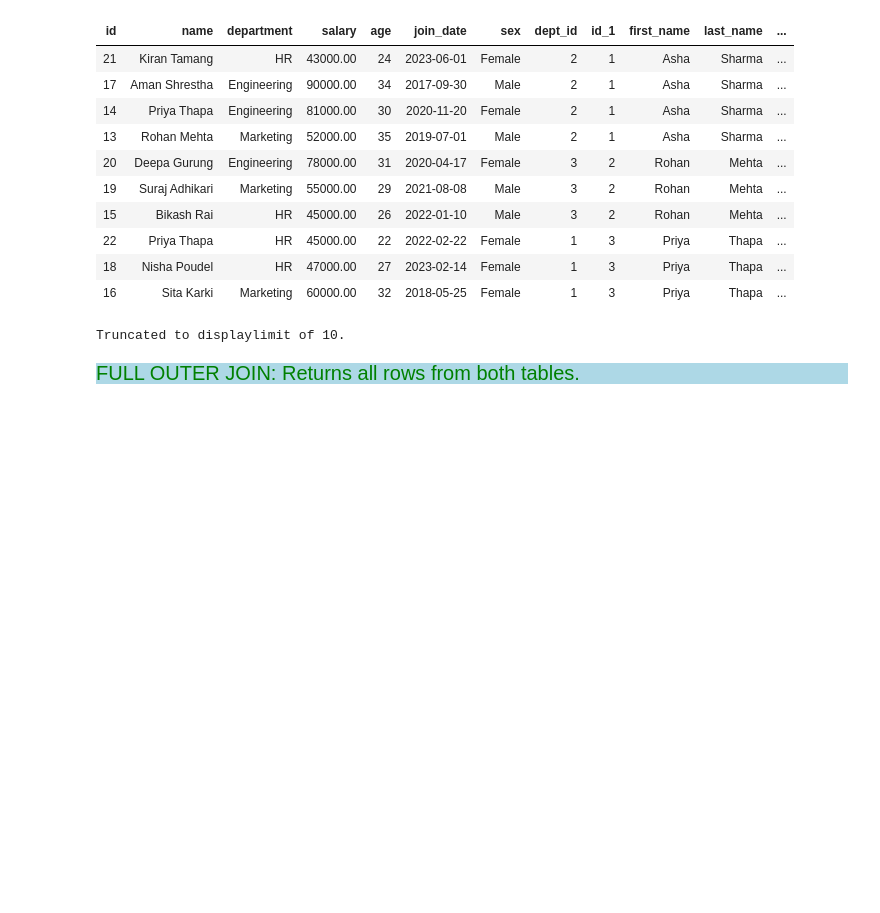
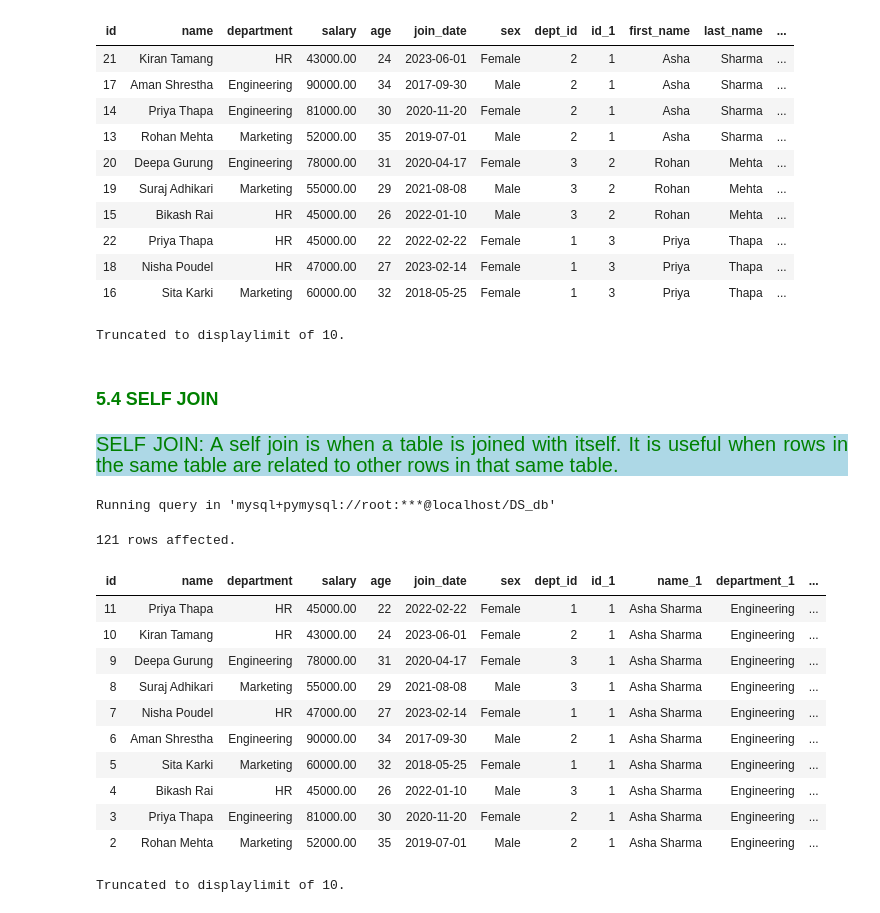
Before and after one commit to Kartika-Nidhi/SQLNotes, a Jupyter notebook: SQLNotes.ipynb, the cells around one changed output. Drawn from its saved outputs; the diff is of its cells as text; code cells hidden in the pictures; blank space fills up the shorter version.

Commit message:
JOIN command completed

```diff
--- a/SQLNotes.ipynb
+++ b/SQLNotes.ipynb
@@ -657,13 +665,30 @@ Running query in 'mysql+pymysql://root:***@localhost/DS_db'
 | 18 | Nisha Poudel | HR | 47000.00 | 27 | 2023-02-14 | Female | 1 | 3 | Priya | Thapa | ... |
 | 16 | Sita Karki | Marketing | 60000.00 | 32 | 2018-05-25 | Female | 1 | 3 | Priya | Thapa | ... |
 Truncated to displaylimit of 10.
+# %% [markdown]
+<h3 style = "color:green">5.4 SELF JOIN
 # %% [markdown]
-<div style = "background-color:lightblue; color:green; font-size:20px; text-align:justify">FULL OUTER JOIN: Returns all rows from both tables.
+<div style = "background-color:lightblue; color:green; font-size:20px; text-align:justify">SELF JOIN: A self join is when a table is joined with itself. It is useful when rows in the same table are related to other rows in that same table.
 # %%
-# %%sql
+%%sql
 
-# SELECT *
-# FROM employees
-# FULL OUTER JOIN employees_info
-# ON employees.dept_id = employees_info.dept_id
-# ;
+SELECT *
+FROM employees AS emp1
+JOIN employees AS emp2
+ON emp1.id = emp1.id
+;
+# %% [output]
+Running query in 'mysql+pymysql://root:***@localhost/DS_db'
+121 rows affected.
+| id | name | department | salary | age | join_date | sex | dept_id | id_1 | name_1 | department_1 | ... |
+| 11 | Priya Thapa | HR | 45000.00 | 22 | 2022-02-22 | Female | 1 | 1 | Asha Sharma | Engineering | ... |
+| 10 | Kiran Tamang | HR | 43000.00 | 24 | 2023-06-01 | Female | 2 | 1 | Asha Sharma | Engineering | ... |
+| 9 | Deepa Gurung | Engineering | 78000.00 | 31 | 2020-04-17 | Female | 3 | 1 | Asha Sharma | Engineering | ... |
+| 8 | Suraj Adhikari | Marketing | 55000.00 | 29 | 2021-08-08 | Male | 3 | 1 | Asha Sharma | Engineering | ... |
+| 7 | Nisha Poudel | HR | 47000.00 | 27 | 2023-02-14 | Female | 1 | 1 | Asha Sharma | Engineering | ... |
+| 6 | Aman Shrestha | Engineering | 90000.00 | 34 | 2017-09-30 | Male | 2 | 1 | Asha Sharma | Engineering | ... |
+| 5 | Sita Karki | Marketing | 60000.00 | 32 | 2018-05-25 | Female | 1 | 1 | Asha Sharma | Engineering | ... |
+| 4 | Bikash Rai | HR | 45000.00 | 26 | 2022-01-10 | Male | 3 | 1 | Asha Sharma | Engineering | ... |
+| 3 | Priya Thapa | Engineering | 81000.00 | 30 | 2020-11-20 | Female | 2 | 1 | Asha Sharma | Engineering | ... |
+| 2 | Rohan Mehta | Marketing | 52000.00 | 35 | 2019-07-01 | Male | 2 | 1 | Asha Sharma | Engineering | ... |
+Truncated to displaylimit of 10.
```
Also changed, not shown: parts of 9 cells of this notebook.
